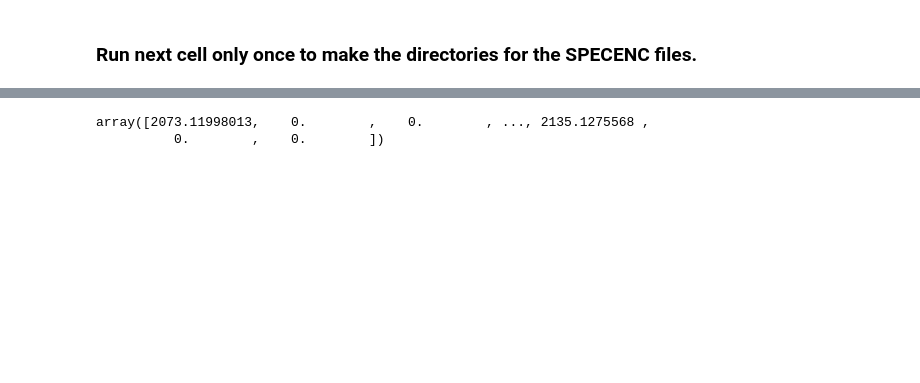
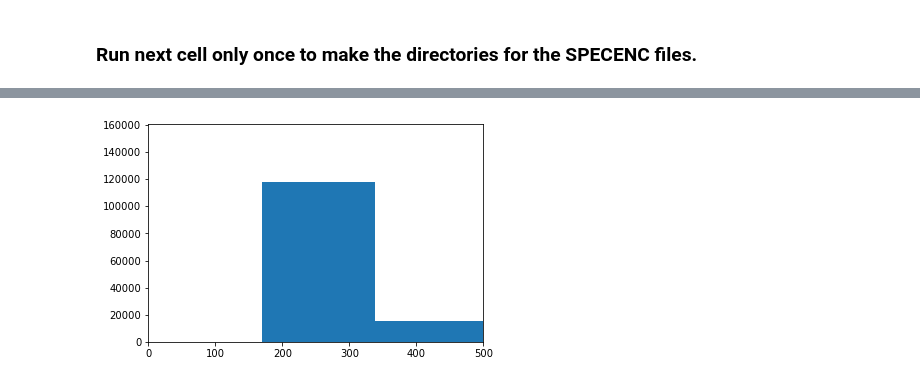
Before and after one commit to paulscherrerinstitute/alvra_beamline_scripts, a Jupyter notebook: PSEN_Jitter_Extractor.ipynb, the cells around one changed output, grey strips where cells are left out. Drawn from its saved outputs; the diff is of its cells as text; code cells hidden in the pictures; blank space fills up the shorter version.

```diff
--- a/PSEN_Jitter_Extractor.ipynb
+++ b/PSEN_Jitter_Extractor.ipynb
@@ -193,6 +189,6 @@ Total loaded shots = 264862 from 57 runs
 # %%
 plt.figure()
-plt.hist(all_arrTimes, bins =100)
-plt.xlim(0,1000)
+plt.hist(all_arrTimes, bins = 25)
+plt.xlim(0,500)
 plt.show()
 # %% [output]
@@ -201,5 +195 @@ plt.show()
+[figure, added]
-# %%
-arrTimes
-# %% [output]
-array([2073.11998013,    0.        ,    0.        , ..., 2135.1275568 ,
-          0.        ,    0.        ])
```
Also changed, not shown: parts of 12 cells of this notebook, 2 other files.
